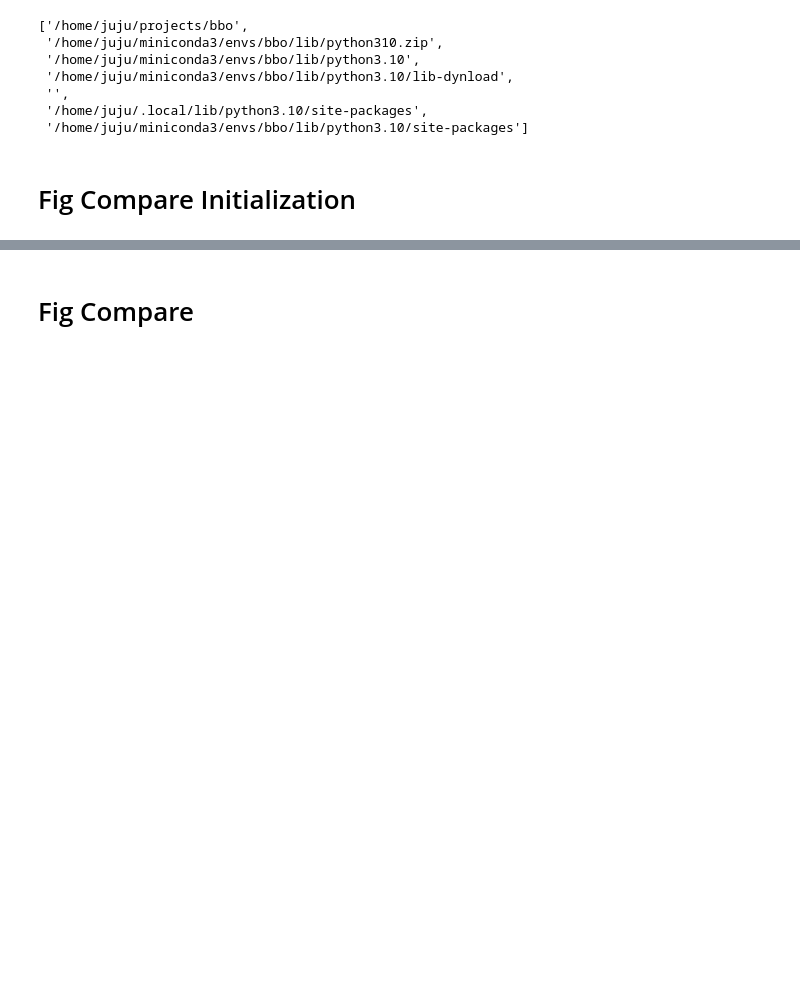
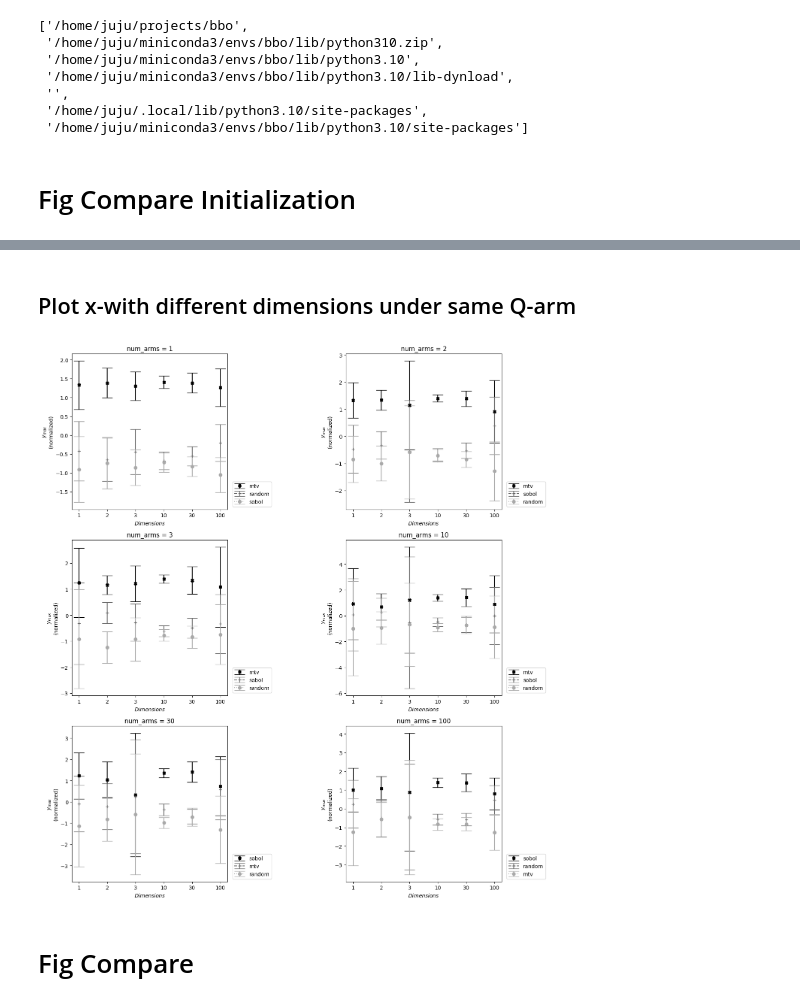
Before and after one commit to yubo-research/yubo, a Jupyter notebook: Plotting_code-Copy1.ipynb, the cells around one changed output, grey strips where cells are left out. Saved outputs shown, nothing was run; the diff lists cells and outputs as text; code cells hidden in the pictures; blank space fills up the shorter version.

```diff
--- a/Plotting_code-Copy1.ipynb
+++ b/Plotting_code-Copy1.ipynb
@@ -103,3 +140,37 @@ plt.show()
+# %% [markdown]
+## Plot x-with different dimensions under same Q-arm
+# %%
+def plot_perf_arm(ax, exp_name, optimizers, num_arms, num_dim, i_agg=-1):
+    ap.plot_agg_arm_all(ax, data_locator, exp_name, num_dim, optimizers=optimizers, sort=True, i_agg=i_agg)
+    ax.set_title(f"num_arms = {num_arms}")
+    ax.set_ylabel("$y_{max}$\n(normalized)")
+    ax.set_xlabel("$Dimensions}$")
+
+def plot_compare_init_arm(ax, exp_name, num_arms, num_dim):
+    optimizers = [
+        'random',
+        "sobol",
+        'mtv',
+    ]
+    plot_perf_arm(ax, exp_name, optimizers, num_arms, num_dim, i_agg=0)
+
+def legend_without_duplicate_labels(ax):
+    handles, labels = ax.get_legend_handles_labels()
+    unique = [(h, l) for i, (h, l) in enumerate(zip(handles, labels)) if l not in labels[:i]]
+    ax.legend(*zip(*unique), loc="lower right", bbox_to_anchor=(1.3, 0))
+
+NUM_ARMS = [1,2,3,10,30,100]
+fig, axs = ap.subplots(3,2, figsize=15)
+for i in range(len(num_dims)):
+    num_arms = NUM_ARMS[i]
+    for num_dim in [1,2,3,10,30,100]:
+        plot_compare_init_arm(axs[i], f"exp_2_plots/plot_{num_dim}d_{num_arms}arm", num_arms, num_dim)
+        legend_without_duplicate_labels(axs[i])
+ap.tight(axs)
+plt.savefig("figures/compare_init_arm.png")
+plt.show()
+# %% [output]
+[figure, added]
 # %% [markdown]
 # Fig Compare
 # %%
```
Also changed, not shown: parts of 8 cells of this notebook.
